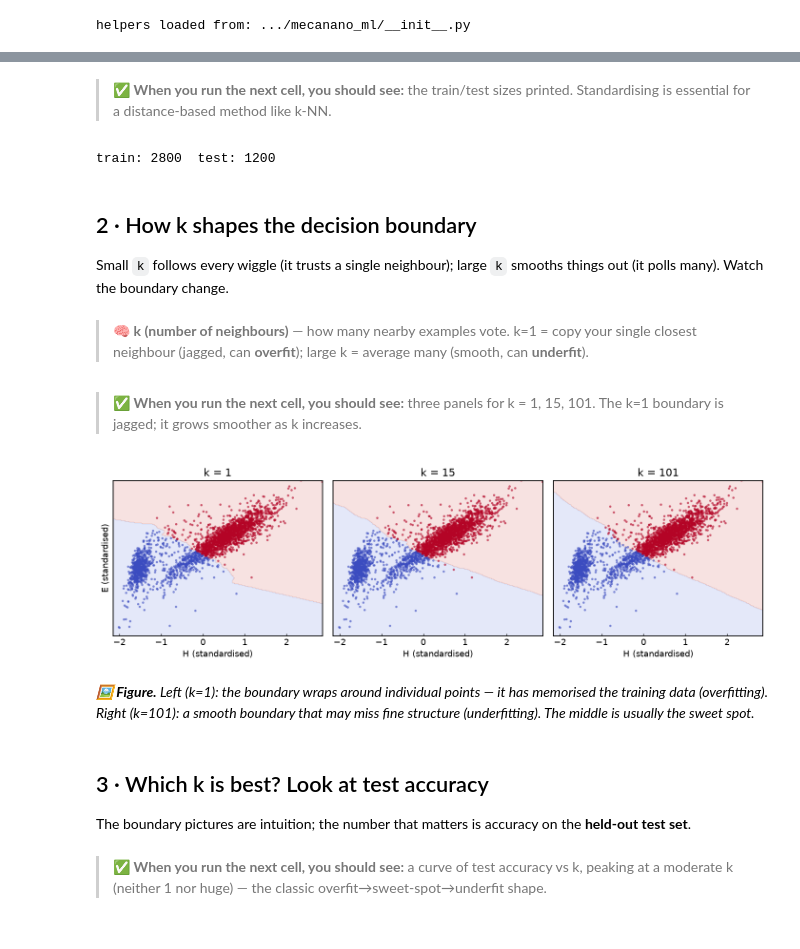
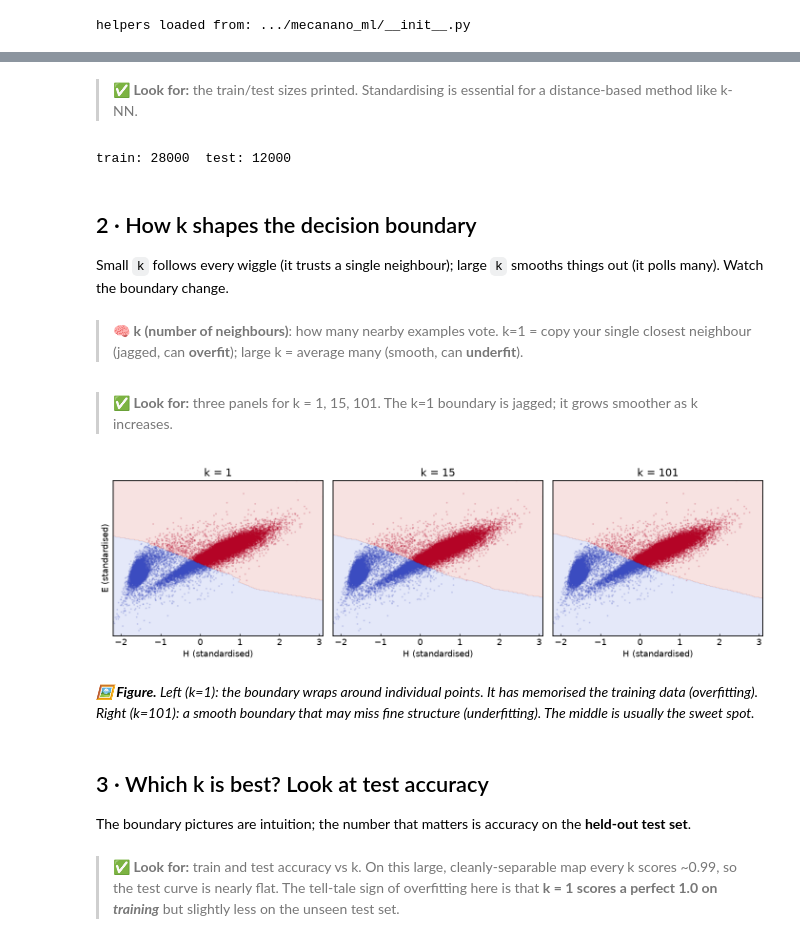
Before and after one commit to edrossi93/mecanano-ml-nanomechanics, a Jupyter notebook: notebooks/02a_knn_classifier.ipynb, the cells around one changed output, grey strips where cells are left out. Cells and saved outputs as stored; diff of their text form; code cells hidden in the pictures.

```diff
--- a/notebooks/02a_knn_classifier.ipynb
+++ b/notebooks/02a_knn_classifier.ipynb
@@ -79,7 +79,7 @@ decision-boundary pictures stay quick and clear.
 # %% [markdown]
-> ✅ **When you run the next cell, you should see:** the train/test sizes printed. Standardising is essential for a distance-based method like k-NN.
+> ✅ **Look for:** the train/test sizes printed. Standardising is essential for a distance-based method like k-NN.
 # %%
-df = mm.load_map("alcu_2um").sample(4000, random_state=0)
+df = mm.load_map("alcu_2um")                       # ALL 40,000 indents — no subsampling
 X = df[["H", "E"]].values
 lab = KMeans(2, n_init=10, random_state=0).fit_predict(StandardScaler().fit_transform(X))
 y = (lab == df.groupby(lab)["H"].median().idxmax()).astype(int)     # 1 = harder phase
@@ -89,39 +89,39 @@ Xs = sc.transform(X)
 Xtr, Xte, ytr, yte = train_test_split(Xs, y, test_size=0.3, stratify=y, random_state=0)
 print("train:", len(Xtr), " test:", len(Xte))
 # %% [output]
-train: 2800  test: 1200
+train: 28000  test: 12000
 # %% [markdown]
 ## 2 · How k shapes the decision boundary
 
 Small `k` follows every wiggle (it trusts a single neighbour); large `k` smooths things out (it polls
 many). Watch the boundary change.
 # %% [markdown]
-> 🧠 **k (number of neighbours)** — how many nearby examples vote. k=1 = copy your single closest neighbour (jagged, can **overfit**); large k = average many (smooth, can **underfit**).
+> 🧠 **k (number of neighbours)**: how many nearby examples vote. k=1 = copy your single closest neighbour (jagged, can **overfit**); large k = average many (smooth, can **underfit**).
 # %% [markdown]
-> ✅ **When you run the next cell, you should see:** three panels for k = 1, 15, 101. The k=1 boundary is jagged; it grows smoother as k increases.
+> ✅ **Look for:** three panels for k = 1, 15, 101. The k=1 boundary is jagged; it grows smoother as k increases.
 # %%
 hh, ee = np.meshgrid(np.linspace(Xs[:, 0].min(), Xs[:, 0].max(), 200),
                      np.linspace(Xs[:, 1].min(), Xs[:, 1].max(), 200))
 grid = np.c_[hh.ravel(), ee.ravel()]
 
 fig, ax = plt.subplots(1, 3, figsize=(13, 4))
 for a, k in zip(ax, [1, 15, 101]):
     knn = KNeighborsClassifier(n_neighbors=k).fit(Xtr, ytr)
     zz = knn.predict(grid).reshape(hh.shape)
     a.contourf(hh, ee, zz, alpha=.15, cmap="coolwarm")
-    a.scatter(Xtr[:, 0], Xtr[:, 1], c=ytr, s=5, cmap="coolwarm", alpha=.5)
+    a.scatter(Xtr[:, 0], Xtr[:, 1], c=ytr, s=2, cmap="coolwarm", alpha=.15)
     a.set_title(f"k = {k}"); a.set_xlabel("H (standardised)"); a.set_yticks([])
 ax[0].set_ylabel("E (standardised)"); fig.tight_layout()
 # %% [output]
-[figure, old version]
+[figure, new version]
 # %% [markdown]
-*🖼 **Figure.** Left (k=1): the boundary wraps around individual points — it has memorised the training data (overfitting). Right (k=101): a smooth boundary that may miss fine structure (underfitting). The middle is usually the sweet spot.*
+*🖼 **Figure.** Left (k=1): the boundary wraps around individual points. It has memorised the training data (overfitting). Right (k=101): a smooth boundary that may miss fine structure (underfitting). The middle is usually the sweet spot.*
 # %% [markdown]
 ## 3 · Which k is best? Look at test accuracy
 
 The boundary pictures are intuition; the number that matters is accuracy on the **held-out test set**.
 # %% [markdown]
-> ✅ **When you run the next cell, you should see:** a curve of test accuracy vs k, peaking at a moderate k (neither 1 nor huge) — the classic overfit→sweet-spot→underfit shape.
+> ✅ **Look for:** train and test accuracy vs k. On this large, cleanly-separable map every k scores ~0.99, so the test curve is nearly flat. The tell-tale sign of overfitting here is that **k = 1 scores a perfect 1.0 on *training*** but slightly less on the unseen test set.
 # %%
 ks = [1, 3, 5, 9, 15, 25, 51, 101, 201]
 acc_tr, acc_te = [], []
```
Also changed, not shown: parts of 12 cells of this notebook, 43 other files.
